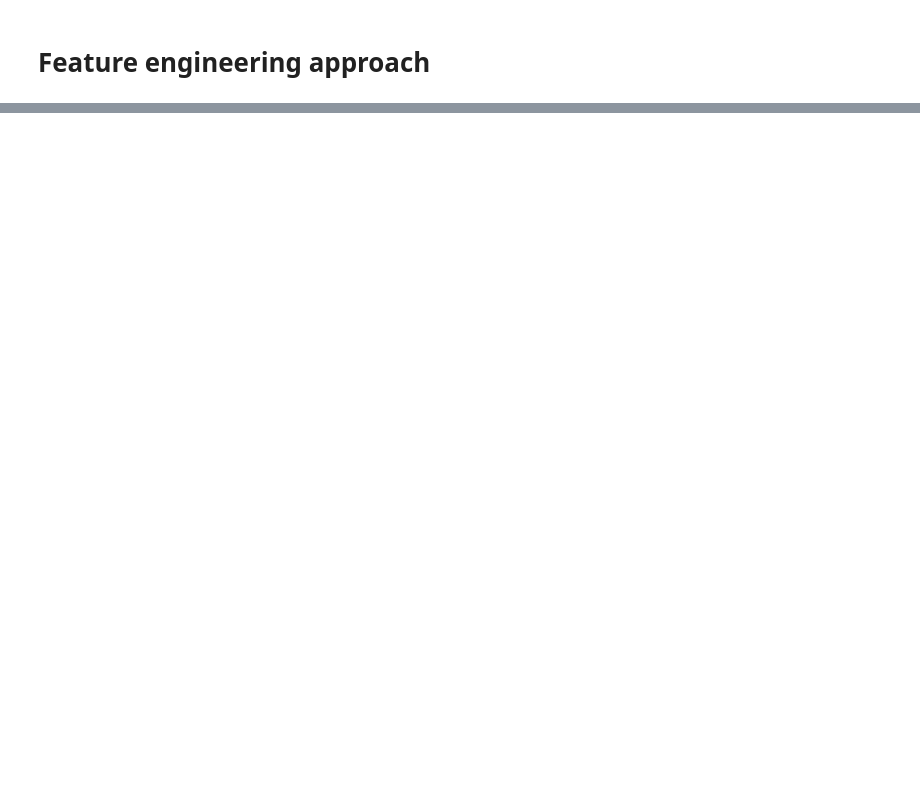
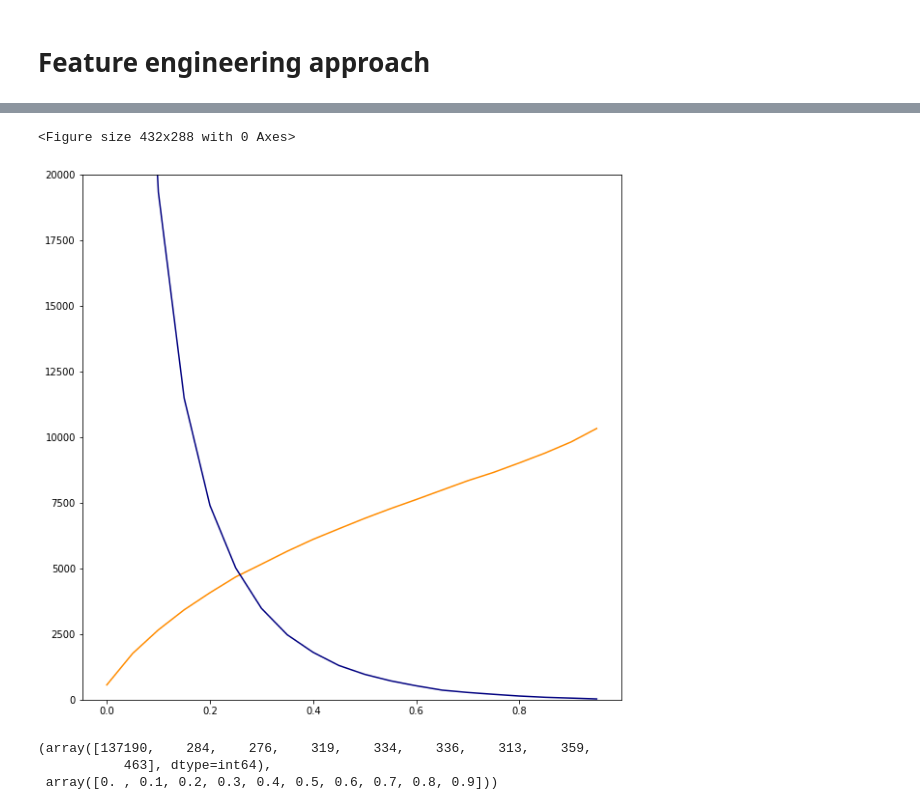
Before and after one commit to chy111126/flight_delay_prediction, a Jupyter notebook: notebooks/03_ml_model_training.ipynb, the cells around one changed output, grey strips where cells are left out. Cells and saved outputs as stored; diff of their text form; code cells hidden in the pictures; blank space fills up the shorter version.

```diff
--- a/notebooks/03_ml_model_training.ipynb
+++ b/notebooks/03_ml_model_training.ipynb
@@ -19,6 +19,8 @@ def print_metrics(to_check_y, to_check_pred):
     print(cm)
     print("Accuracy:", accuracy)
     print("Delay/Cancel case accuracy:", cm[1][1] / sum(cm[1]))
+
+    return cm, accuracy
 # %% [markdown]
 # Naive approach
 # %% [markdown]
@@ -240,0 +291,24 @@ Delay/Cancel case accuracy: 0.44035087719298244
+# %%
+# Attempt to select appropriate cutoff for prob
+# Record false positive and true negative rates
+fpr = []
+tnr = []
+
+for i in range(20):
+    ratio = i / 20
+
+    # custom function
+    def pred_by_cutoff(x):
+        return 1 if x > ratio else 0
+
+    # define vectorized sigmoid
+    pred_by_cutoff_v = np.vectorize(pred_by_cutoff)
+
+    # test
+    cm, _ = print_metrics(to_check_y, pred_by_cutoff_v(to_check_pred_raw))
+    fp = cm[1][0]
+    tn = cm[0][1]
+    print("Normal flight accuracy:", cm[0][0] / sum(cm[0]))
+    print("Ratio:", ratio, "Wrong:", fp+tn)
+    fpr.append(fp)
+    tnr.append(tn)
@@ -240,0 +333,17 @@ Delay/Cancel case accuracy: 0.44035087719298244
+# %%
+prob_bins = [i / 20 for i in range(20)]
+plt.figure()
+plt.figure(figsize=(10,10))
+plt.plot(prob_bins, fpr, color='darkorange')
+plt.plot(prob_bins, tnr, color='navy')
+plt.ylim([0, 20000])
+plt.show()
+# %% [output]
+<Figure size 432x288 with 0 Axes>
+[figure, added]
+# %%
+np.histogram(to_check_pred_raw, bins=np.arange(0,1,0.1))
+# %% [output]
+(array([137190,    284,    276,    319,    334,    336,    313,    359,
+           463], dtype=int64),
+ array([0. , 0.1, 0.2, 0.3, 0.4, 0.5, 0.6, 0.7, 0.8, 0.9]))
```
Also changed, not shown: parts of 34 cells of this notebook, 1 other file.
